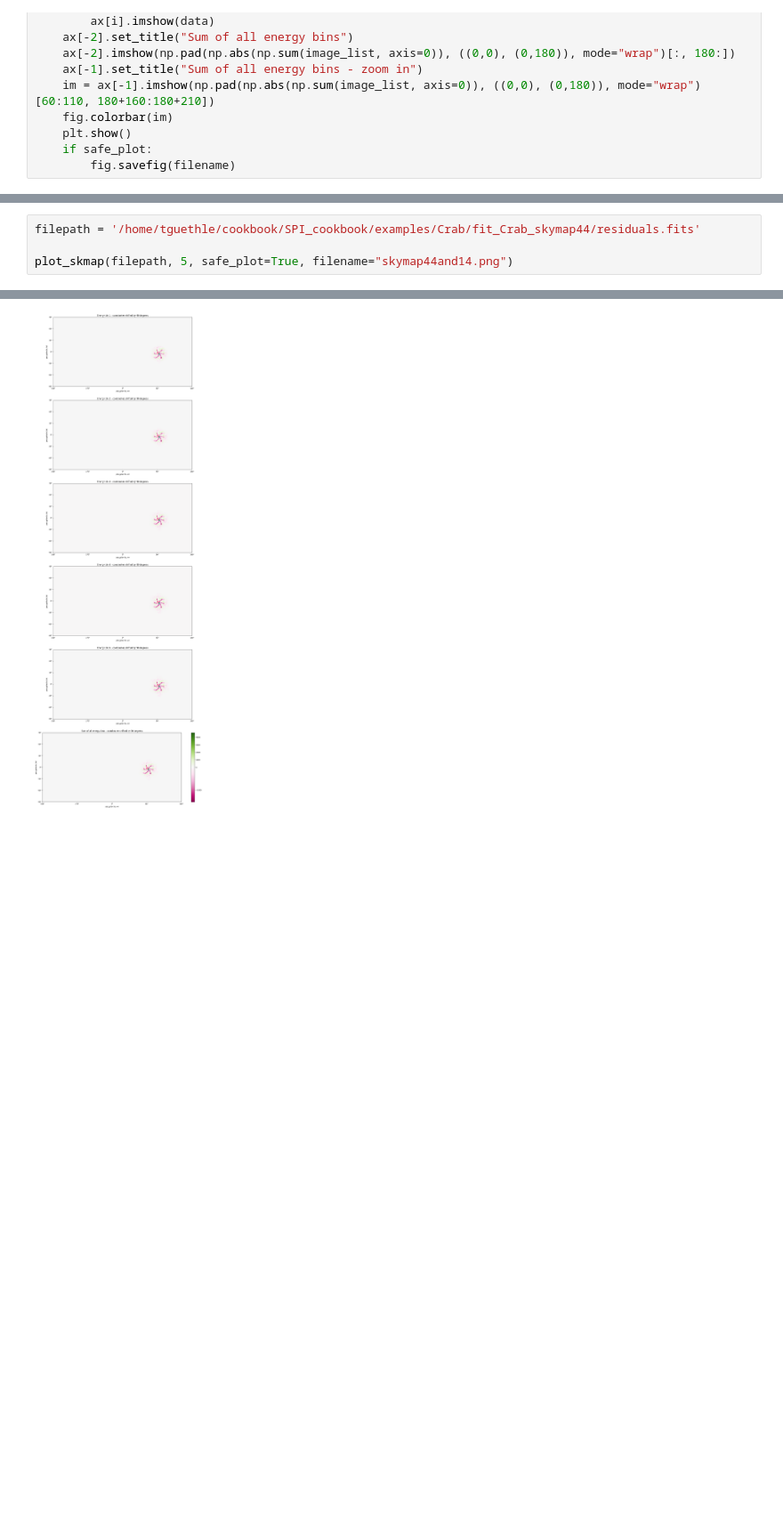
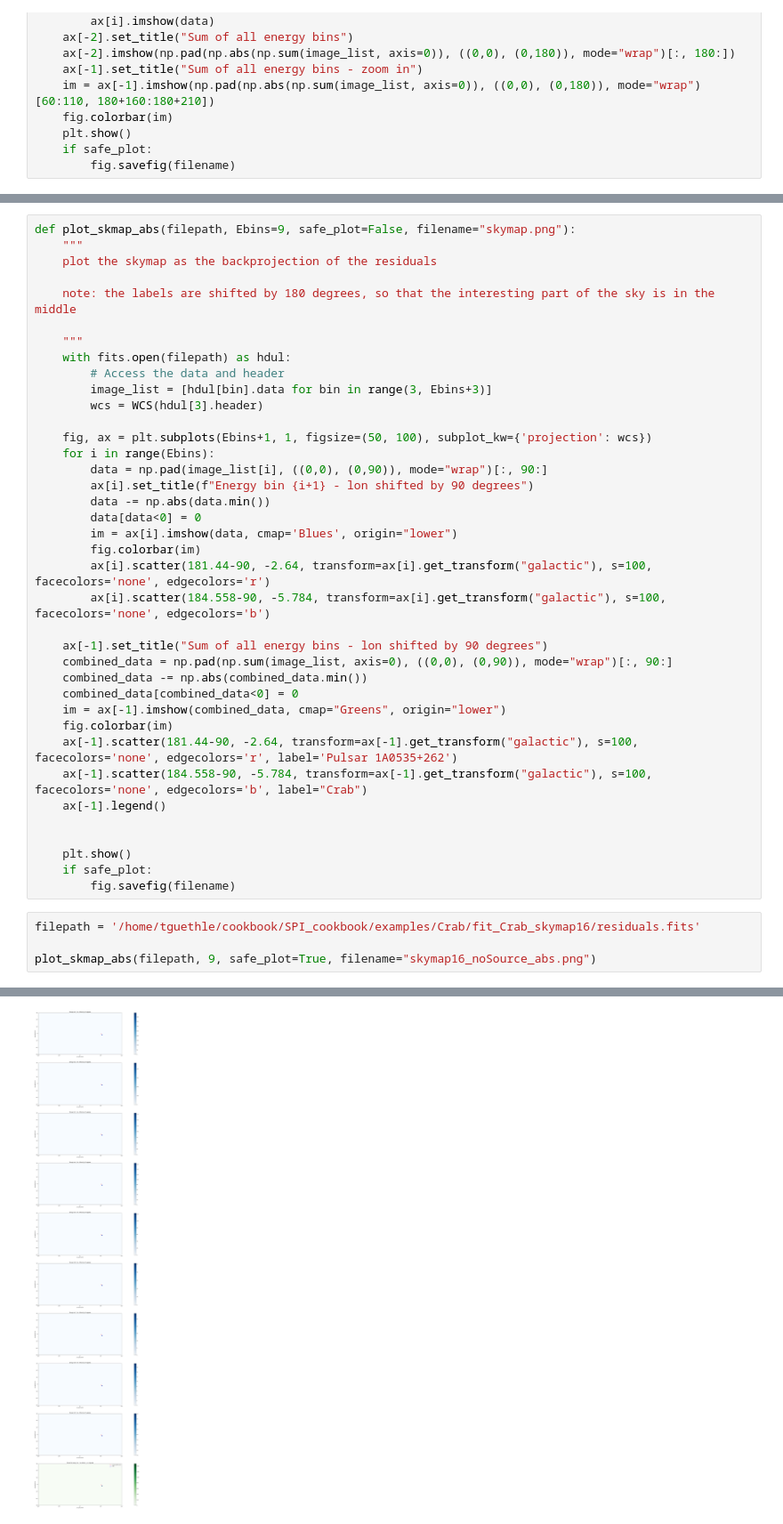
Before and after one commit to timmguthle/INTEGRAL-SPI, a Jupyter notebook: look_at_fits.ipynb, the cells around one changed output, grey strips where cells are left out. Shown at 89% size. Cells and saved outputs as stored; diff of their text form; blank space fills up the shorter version.

```diff
--- a/look_at_fits.ipynb
+++ b/look_at_fits.ipynb
@@ -150,23 +146,61 @@ def plot_skmap(filepath, Ebins=9, safe_plot=False, filename="skymap.png"):
     plt.show()
     if safe_plot:
         fig.savefig(filename)
+# %%
+def plot_skmap_abs(filepath, Ebins=9, safe_plot=False, filename="skymap.png"):
+    """
+    plot the skymap as the backprojection of the residuals
+
+    note: the labels are shifted by 180 degrees, so that the interesting part of the sky is in the middle
+
+    """
+    with fits.open(filepath) as hdul:
+        # Access the data and header
+        image_list = [hdul[bin].data for bin in range(3, Ebins+3)]
+        wcs = WCS(hdul[3].header)
+
+    fig, ax = plt.subplots(Ebins+1, 1, figsize=(50, 100), subplot_kw={'projection': wcs})
+    for i in range(Ebins):
+        data = np.pad(image_list[i], ((0,0), (0,90)), mode="wrap")[:, 90:]
+        ax[i].set_title(f"Energy bin {i+1} - lon shifted by 90 degrees")
+        data -= np.abs(data.min())
+        data[data<0] = 0
+        im = ax[i].imshow(data, cmap='Blues', origin="lower")
+        fig.colorbar(im)
+        ax[i].scatter(181.44-90, -2.64, transform=ax[i].get_transform("galactic"), s=100, facecolors='none', edgecolors='r')
+        ax[i].scatter(184.558-90, -5.784, transform=ax[i].get_transform("galactic"), s=100, facecolors='none', edgecolors='b')
+
+    ax[-1].set_title("Sum of all energy bins - lon shifted by 90 degrees")
+    combined_data = np.pad(np.sum(image_list, axis=0), ((0,0), (0,90)), mode="wrap")[:, 90:]
+    combined_data -= np.abs(combined_data.min())
+    combined_data[combined_data<0] = 0
+    im = ax[-1].imshow(combined_data, cmap="Greens", origin="lower")
+    fig.colorbar(im)
+    ax[-1].scatter(181.44-90, -2.64, transform=ax[-1].get_transform("galactic"), s=100, facecolors='none', edgecolors='r', label='Pulsar 1A0535+262')
+    ax[-1].scatter(184.558-90, -5.784, transform=ax[-1].get_transform("galactic"), s=100, facecolors='none', edgecolors='b', label="Crab")
+    ax[-1].legend()
+
+
+    plt.show()
+    if safe_plot:
+        fig.savefig(filename)
 # %%
-filepath = '/home/tguethle/cookbook/SPI_cookbook/examples/Crab/fit_Crab_skymap44/residuals.fits'
+filepath = '/home/tguethle/cookbook/SPI_cookbook/examples/Crab/fit_Crab_skymap16/residuals.fits'
 
-plot_skmap(filepath, 5, safe_plot=True, filename="skymap44and14.png")
+plot_skmap_abs(filepath, 9, safe_plot=True, filename="skymap16_noSource_abs.png")
 # %% [output]
 WARNING: FITSFixedWarning: TSTART = 'Real ' / Start time of the observation
 a floating-point value was expected. [astropy.wcs.wcs]
 WARNING: FITSFixedWarning: TSTOP = 'Real ' / End time of the observation
 a floating-point value was expected. [astropy.wcs.wcs]
 WARNING: FITSFixedWarning: TELAPSE = 'Real ' / [s] Total observation elapsed time (sum of SPI
 a floating-point value was expected. [astropy.wcs.wcs]
 WARNING: FITSFixedWarning: RADECSYS= ' ' / Stellar reference frame
 the RADECSYS keyword is deprecated, use RADESYSa. [astropy.wcs.wcs]
 WARNING: FITSFixedWarning: EQUINOX = ' ' / Coordinate system equinox
 a floating-point value was expected. [astropy.wcs.wcs]
 WARNING: FITSFixedWarning: 'datfix' made the change 'Set DATEREF to '2000-01-01' from MJDREF.
 Invalid DATE-OBS format 'UTC_format'.
 Invalid DATE-END format 'UTC_format''. [astropy.wcs.wcs]
-[figure, old version]
+[figure, new version]
 # %%
```
Also changed, not shown: parts of 4 cells of this notebook, 9 other files.
